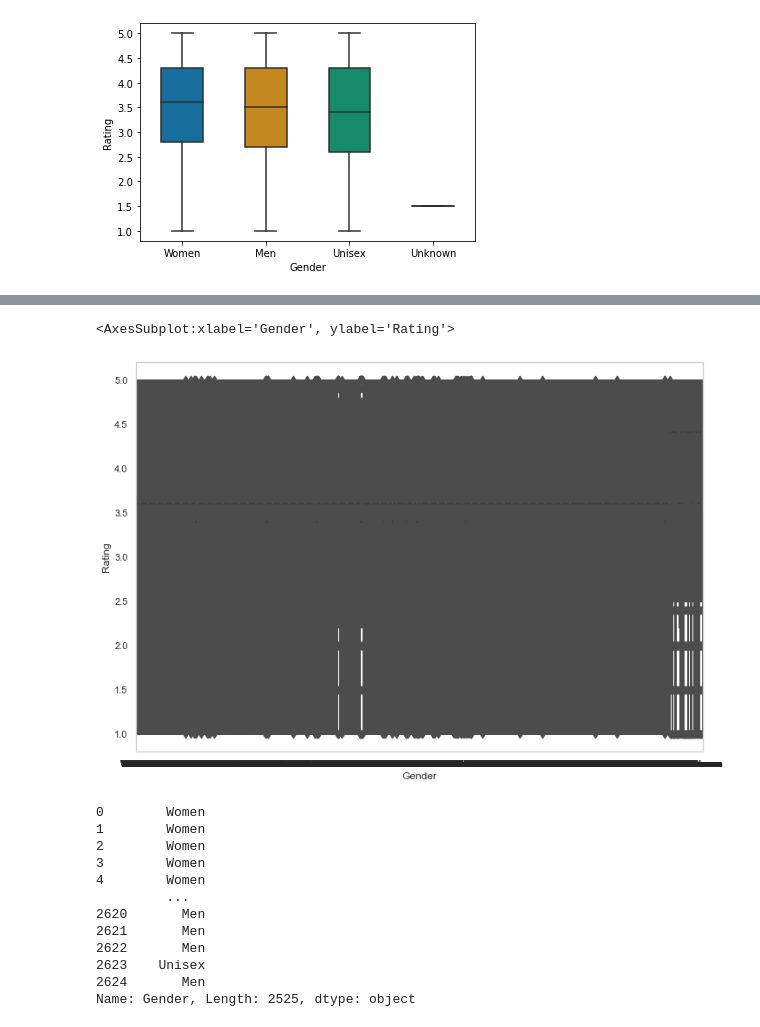
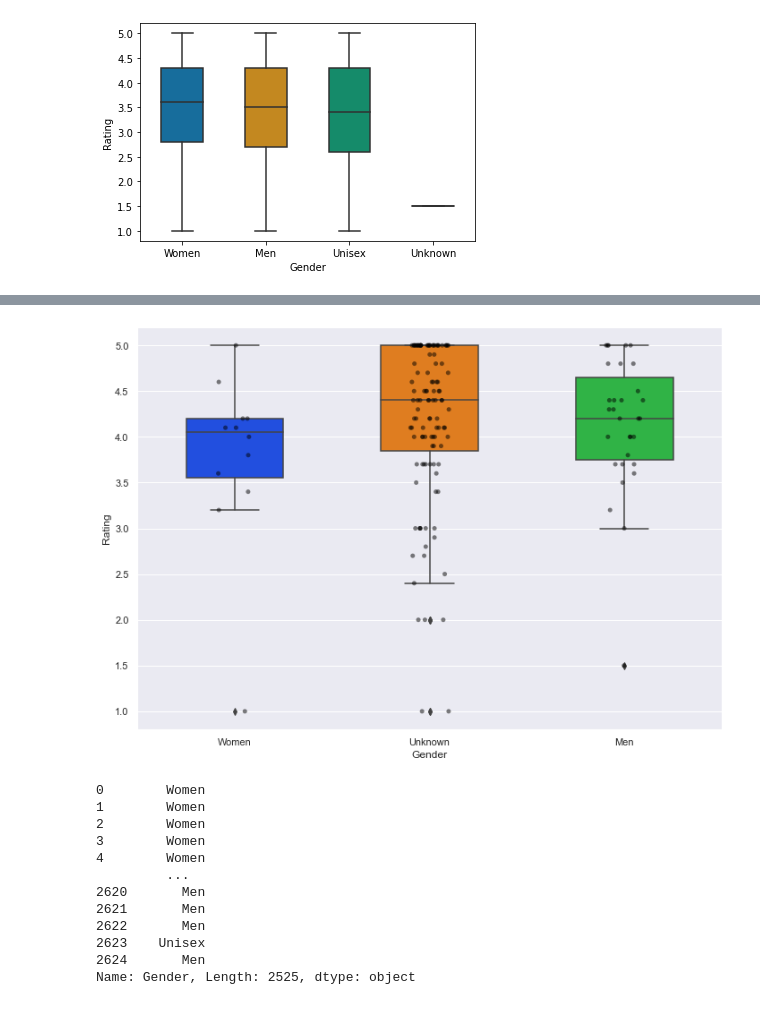
Before and after one commit to abgarberpaul/Nike-vs-Adidas, a Jupyter notebook: AGP_Data_Exploration_and_Analysis.ipynb, the cells around one changed output, grey strips where cells are left out. Saved outputs shown, nothing was run; the diff lists cells and outputs as text; code cells hidden in the pictures.

```diff
--- a/AGP_Data_Exploration_and_Analysis.ipynb
+++ b/AGP_Data_Exploration_and_Analysis.ipynb
@@ -366,15 +369,30 @@ bplot=sns.stripplot(x='Gender', y='Rating',
+# %%
+# add stripplot to boxplot with Seaborn
+sns.set(rc={'figure.figsize':(11.7,8.27)})
+
+bplot2=sns.boxplot(x='Gender', y='Rating',
+                 data=rating_nike,
+                 width=0.5,
+                 palette="bright")
+bplot2=sns.stripplot(x='Gender', y='Rating',
+                   data=rating_nike,
+                   jitter=True,
+                   marker='o',
+                   alpha=0.5,
+                   color='black')
+# %% [output]
+[figure, added]
 # %%
-sns.set_theme(style="whitegrid")
+#Attempt at Boxen Plot - did not fly
+# sns.set_theme(style="whitegrid")
 
-#diamonds = sns.load_dataset("diamonds")
-gender = sandbox["Gender"]
-
-sns.boxenplot(x="Gender", y="Rating",
-              color="b", order=gender,
-              scale="linear", data=sandbox)
+# #diamonds = sns.load_dataset("diamonds")
+# discount_index = sandbox["Discount"]
+# discount= sandbox["Discount"]
+# rating=sandbox["Rating"]
+# sns.boxenplot(x=discount, y=rating,
+#               color="b", order=discount_index,
+#               scale="linear", data=sandbox)
-# %% [output]
-<AxesSubplot:xlabel='Gender', ylabel='Rating'>
-[figure, removed]
 # %%
 gender = rating_adidas["Gender"]
 gender
```
Also changed, not shown: parts of 7 cells of this notebook.
